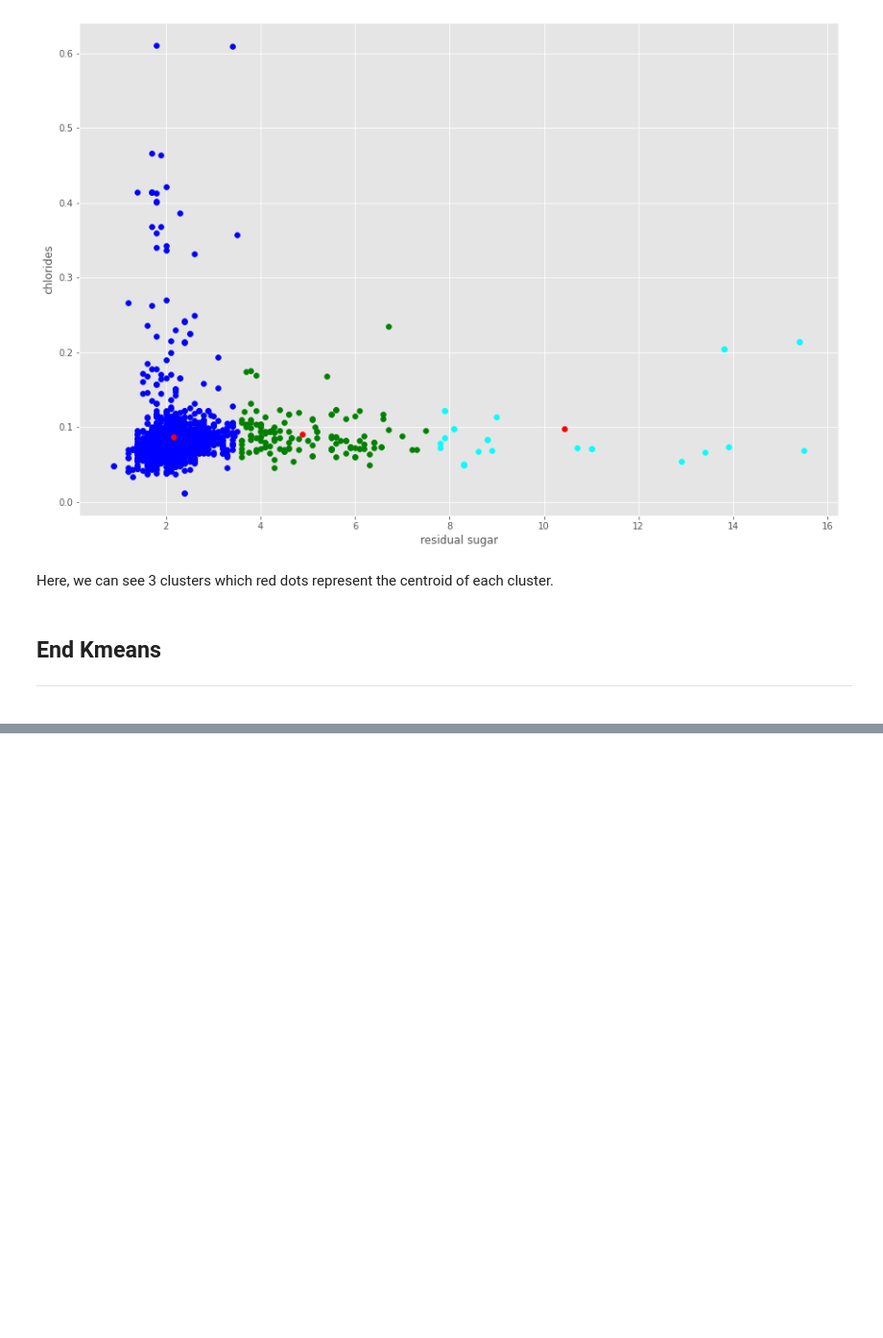
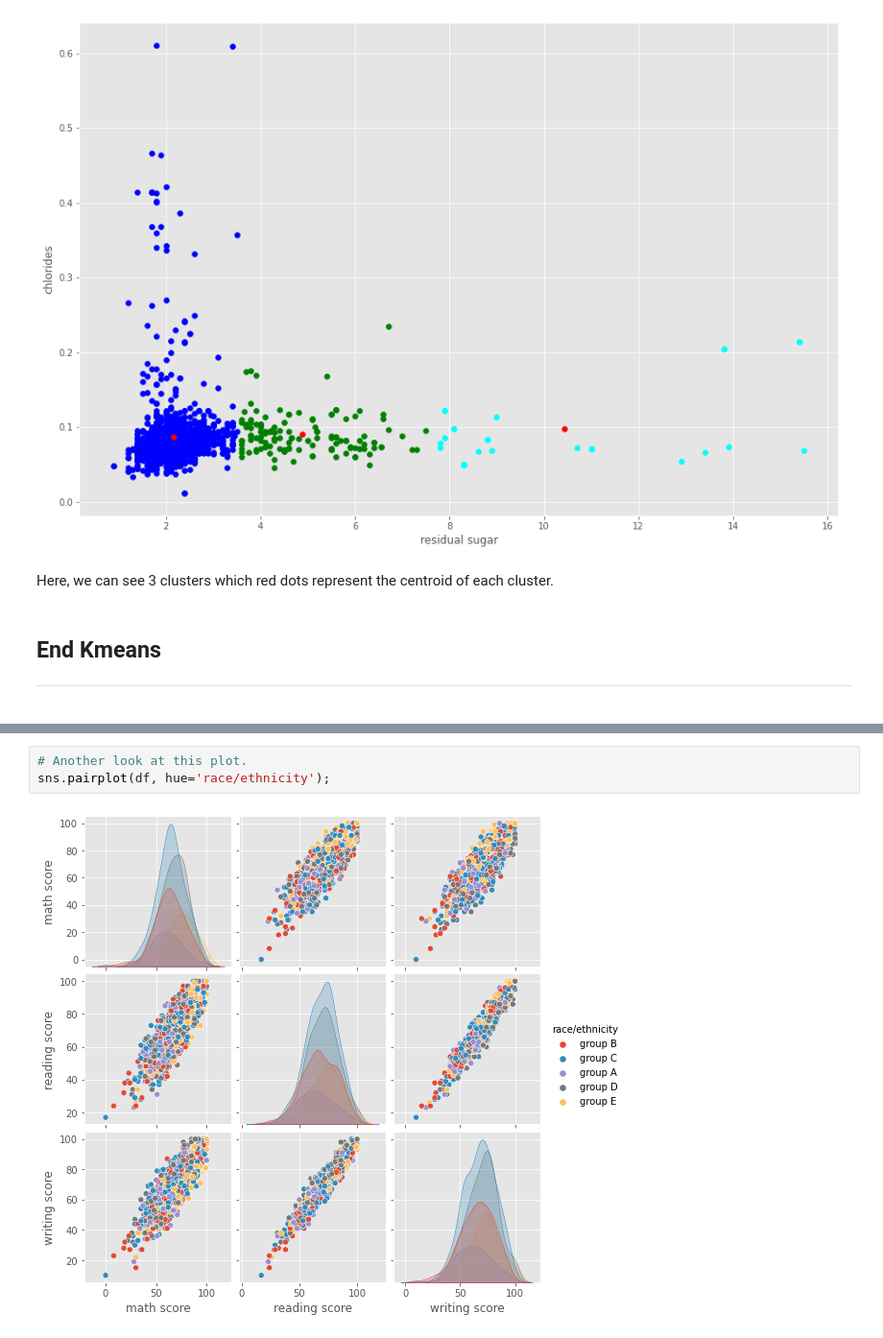
Before and after one commit to PantareeBew/EmergingTechAssessment, a Jupyter notebook: Scikit-Learn.ipynb, the cells around one changed output, grey strips where cells are left out. Shown at 96% size. Cells and saved outputs as stored; diff of their text form; blank space fills up the shorter version.

```diff
--- a/Scikit-Learn.ipynb
+++ b/Scikit-Learn.ipynb
@@ -593,0 +712,5 @@ Here, we can see 3 clusters which red dots represent the centroid of each cluste
+# %%
+# Another look at this plot.
+sns.pairplot(df, hue='race/ethnicity');
+# %% [output]
+[figure, added]
```
Also changed, not shown: parts of 31 cells of this notebook.
